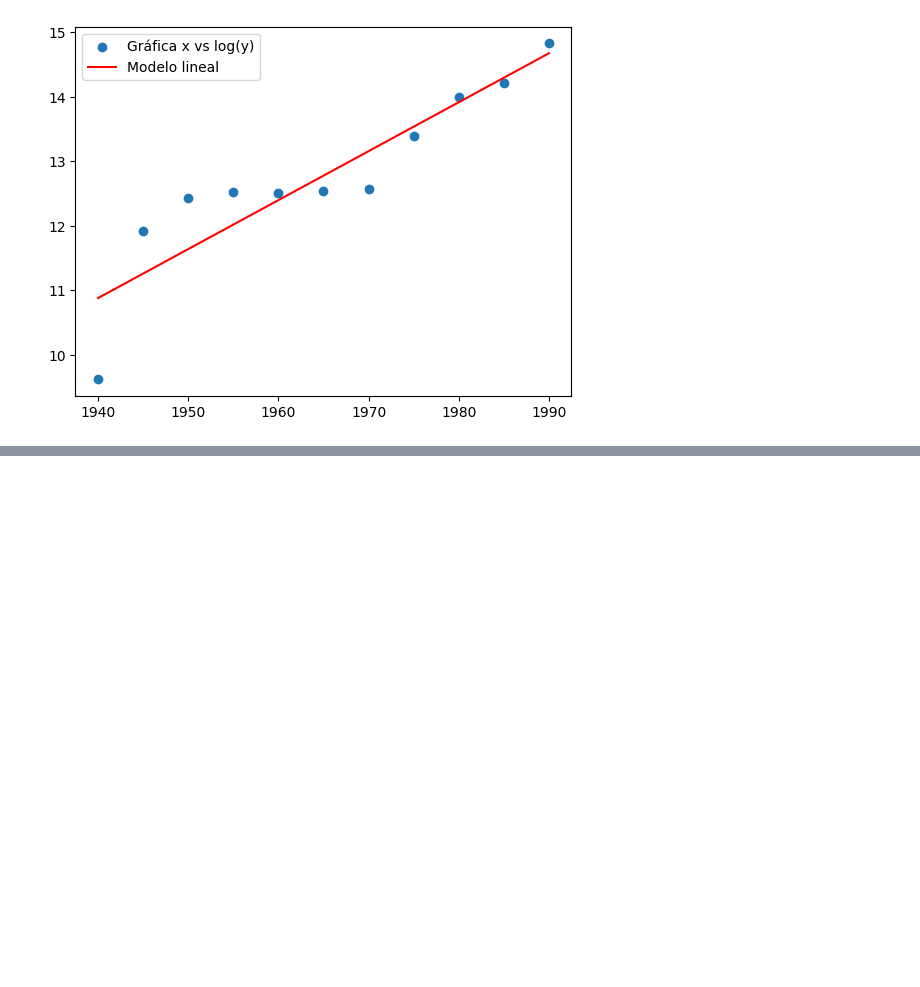
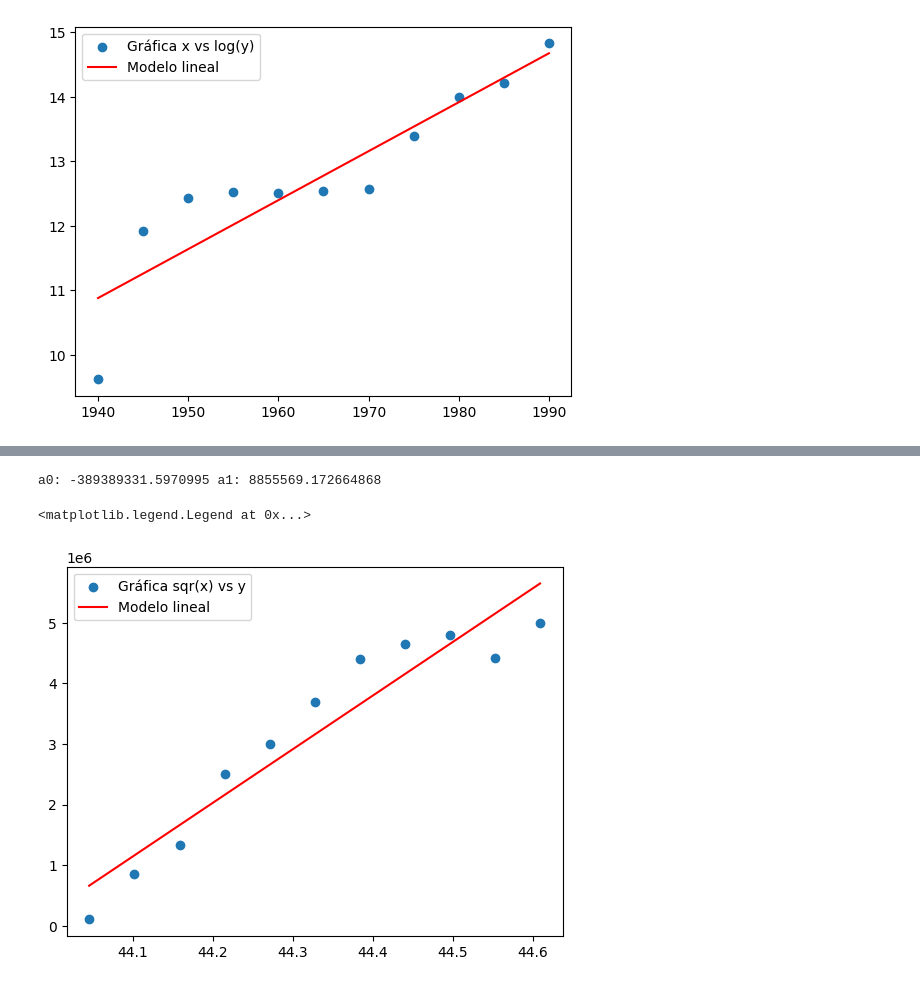
Before and after one commit to justjaaara/semestre_v, a Jupyter notebook: Analisis_numerico/escala de potencias/ejemplo.ipynb, the cells around one changed output, grey strips where cells are left out. Drawn from its saved outputs; the diff is of its cells as text; code cells hidden in the pictures; blank space fills up the shorter version.

```diff
--- a/Analisis_numerico/escala de potencias/ejemplo.ipynb
+++ b/Analisis_numerico/escala de potencias/ejemplo.ipynb
@@ -90,0 +129,18 @@ plt.legend()
+# %%
+# Graficamos los datos en la escala escogida y el modelo lineal determinado por una regresión de mínimos cuadrados
+
+import numpy as np
+from minimos_cuadrados_funcion import minimos_cuadrados
+
+a0, a1 = minimos_cuadrados(np.sqrt(x_d),y_d)
+print(f"a0: {a0} a1: {a1}")
+
+ux = np.linspace(min(np.sqrt(x_d)), max(np.sqrt(x_d)))
+P = lambda x: a0 + a1 * x
+plt.scatter(np.sqrt(x_d), y_d, label="Gráfica sqr(x) vs y")
+plt.plot(ux, P(ux), 'r', label='Modelo lineal')
+plt.legend()
+# %% [output]
+a0: -389389331.5970995 a1: 8855569.172664868
+<matplotlib.legend.Legend at 0x...>
+[figure, added]
```
Also changed, not shown: parts of 11 cells of this notebook, 2 other files.
